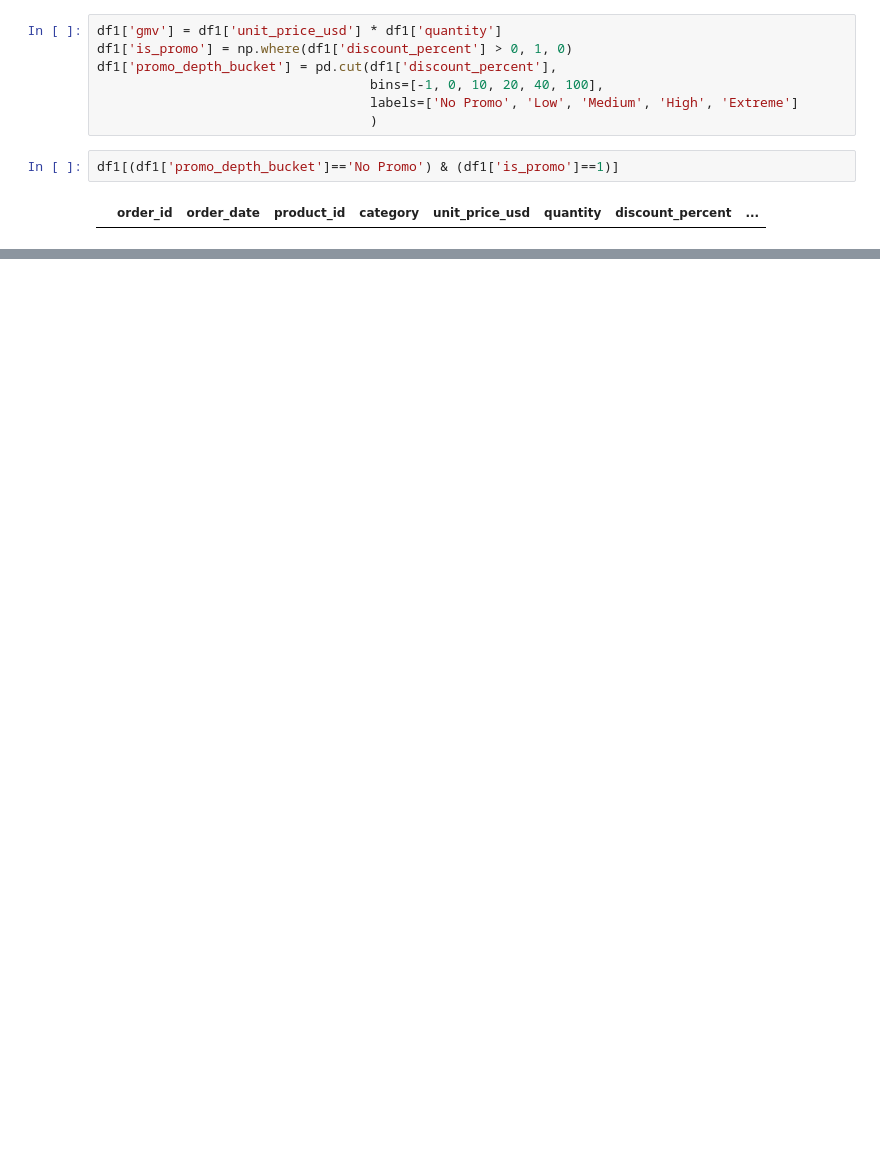
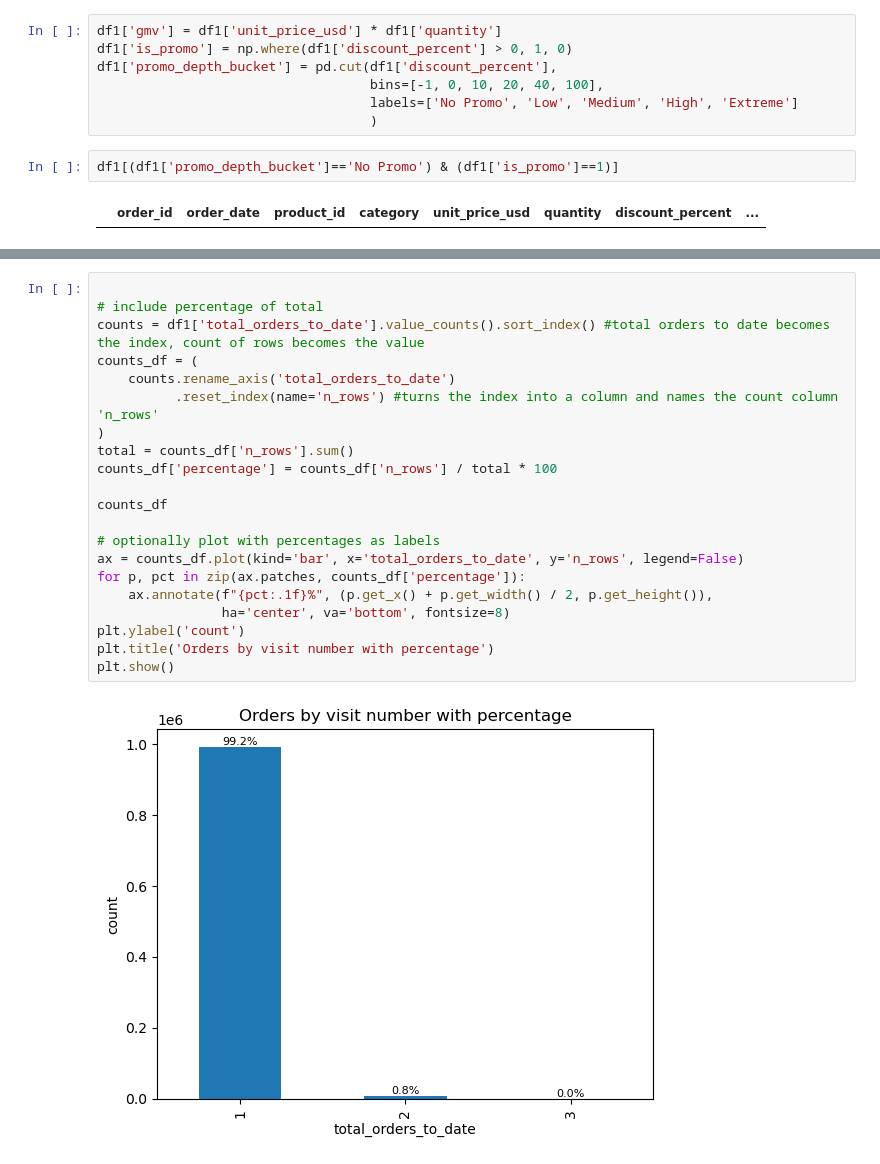
Before and after one commit to arkanhadna/promo-analysis, a Jupyter notebook: main.ipynb, the cells around one changed output, grey strips where cells are left out. Saved outputs shown, nothing was run; the diff lists cells and outputs as text; blank space fills up the shorter version.

Commit message:
add distribution chart

```diff
--- a/main.ipynb
+++ b/main.ipynb
@@ -201,0 +204,23 @@ df1[df1['customer_segment']!="New"][['customer_id','order_date','days_since_last
+# %%
+
+# include percentage of total
+counts = df1['total_orders_to_date'].value_counts().sort_index() #total orders to date becomes the index, count of rows becomes the value
+counts_df = (
+    counts.rename_axis('total_orders_to_date')
+          .reset_index(name='n_rows') #turns the index into a column and names the count column 'n_rows'
+)
+total = counts_df['n_rows'].sum()
+counts_df['percentage'] = counts_df['n_rows'] / total * 100
+
+counts_df
+
+# optionally plot with percentages as labels
+ax = counts_df.plot(kind='bar', x='total_orders_to_date', y='n_rows', legend=False)
+for p, pct in zip(ax.patches, counts_df['percentage']):
+    ax.annotate(f"{pct:.1f}%", (p.get_x() + p.get_width() / 2, p.get_height()),
+                ha='center', va='bottom', fontsize=8)
+plt.ylabel('count')
+plt.title('Orders by visit number with percentage')
+plt.show()
+# %% [output]
+[figure, added]
```
Also changed, not shown: parts of 13 cells of this notebook.
